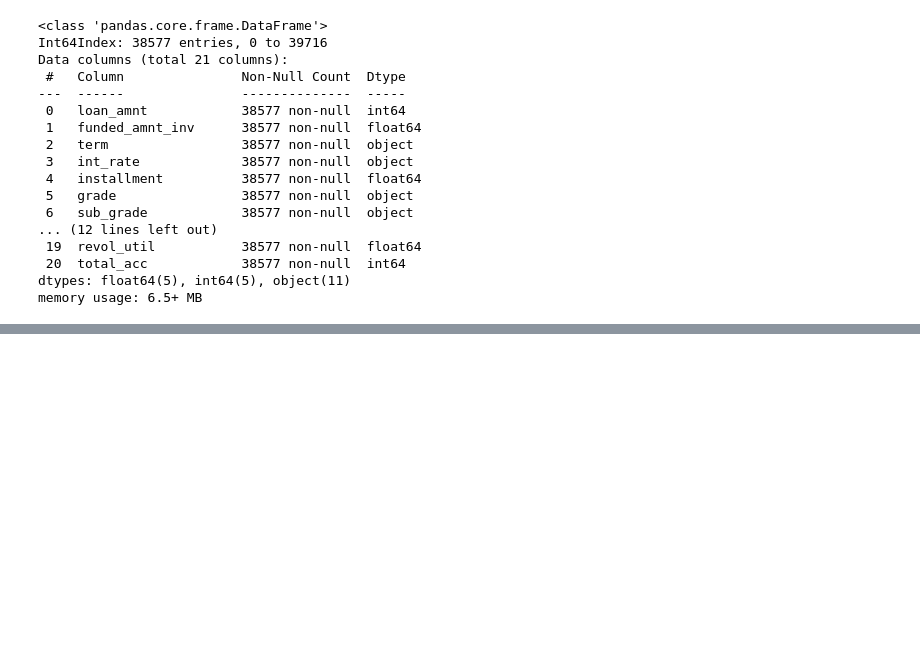
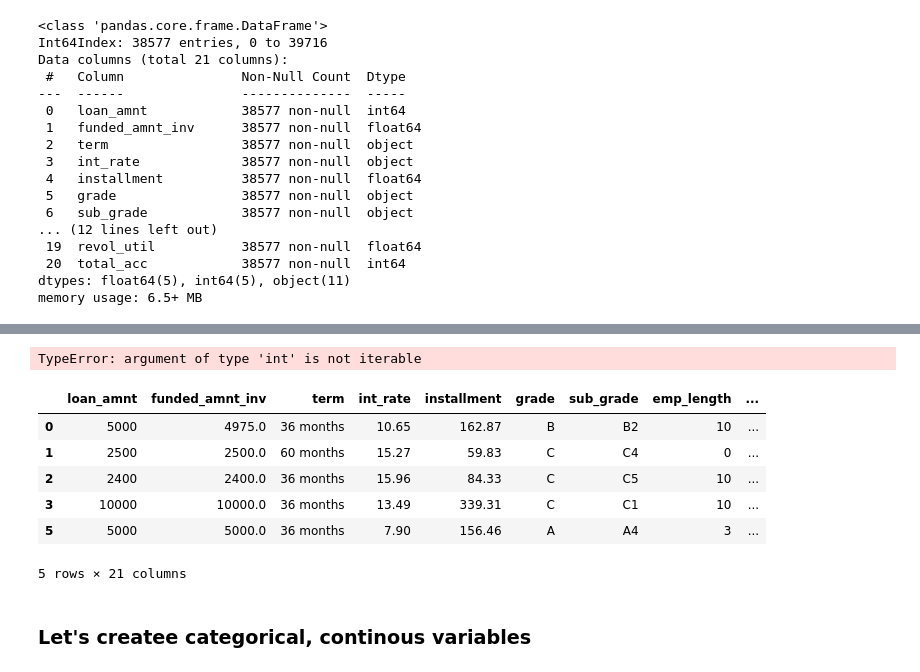
Before and after one commit to sandeepkumar15140/Group_Facilitator_Name, a Jupyter notebook: Group_Facilitator_Name.ipynb, the cells around one changed output, grey strips where cells are left out. Saved outputs shown, nothing was run; the diff lists cells and outputs as text; code cells hidden in the pictures; blank space fills up the shorter version.

```diff
--- a/Group_Facilitator_Name.ipynb
+++ b/Group_Facilitator_Name.ipynb
@@ -403,0 +386,4 @@ data[['emp_length'] ]
+# %%
+data['emp_length'] = data['emp_length'].apply(lambda x: 0 if '<' in x else x[0:2] )
+# %% [output]
+TypeError: argument of type 'int' is not iterable
@@ -403,0 +392,12 @@ data[['emp_length'] ]
+# %%
+data.head()
+# %% [output]
+|  | loan_amnt | funded_amnt_inv | term | int_rate | installment | grade | sub_grade | emp_length | ... |
+| 0 | 5000 | 4975.0 | 36 months | 10.65 | 162.87 | B | B2 | 10 | ... |
+| 1 | 2500 | 2500.0 | 60 months | 15.27 | 59.83 | C | C4 | 0 | ... |
+| 2 | 2400 | 2400.0 | 36 months | 15.96 | 84.33 | C | C5 | 10 | ... |
+| 3 | 10000 | 10000.0 | 36 months | 13.49 | 339.31 | C | C1 | 10 | ... |
+| 5 | 5000 | 5000.0 | 36 months | 7.90 | 156.46 | A | A4 | 3 | ... |
+5 rows × 21 columns
+# %% [markdown]
+### Let's createe categorical, continous variables
```
Also changed, not shown: parts of 12 cells of this notebook.
